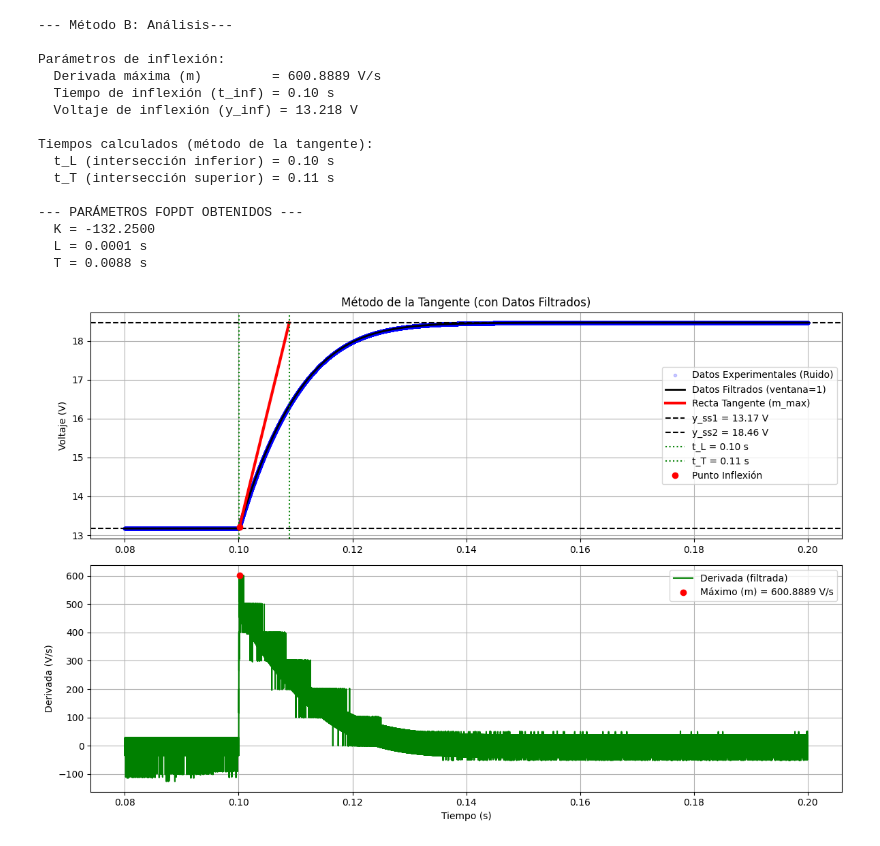
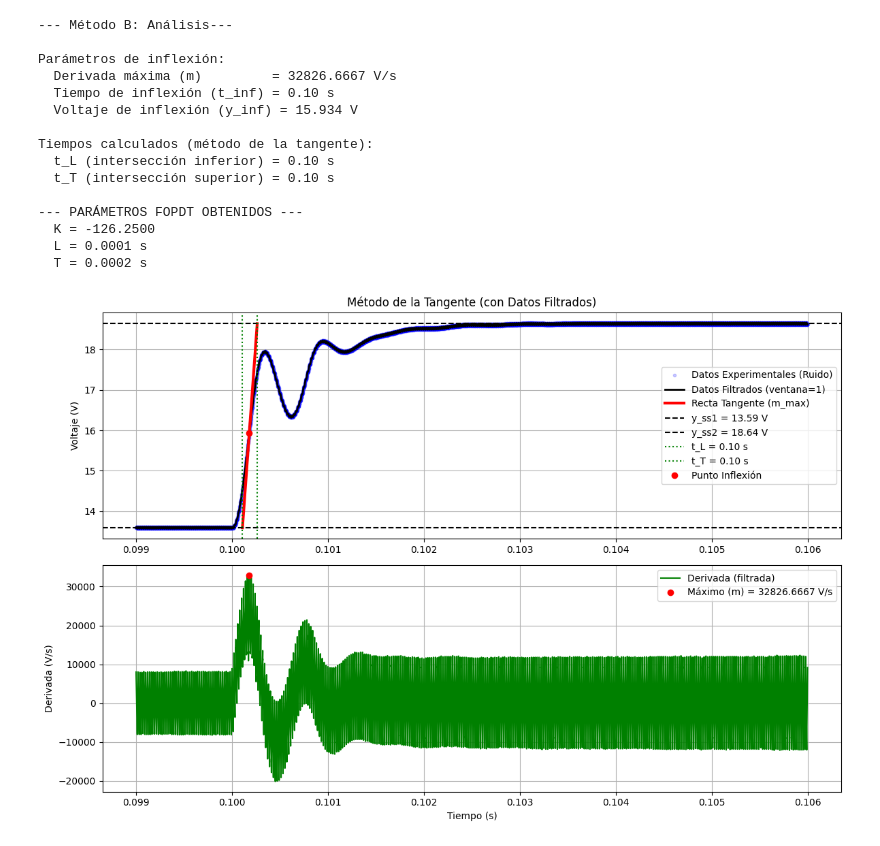
Before and after one commit to migueamv/Control-Clasico, a Jupyter notebook: Final/Modelado1.ipynb, the cells around one changed output. Drawn from its saved outputs; the diff is of its cells as text; code cells hidden in the pictures.

```diff
--- a/Final/Modelado1.ipynb
+++ b/Final/Modelado1.ipynb
@@ -7,11 +7,11 @@ import pandas as pd
 
 
 # --- Nombre del archivo (debe estar en la misma carpeta de este script) ---
-nombre_archivo = 'resultadosM.txt'
+nombre_archivo = 'resultadosMn.txt'
 
 # --- Parámetros del experimento (REEMPLAZAR CON SUS VALORES) ---
-y_ss1 = 13.17     # Voltaje de estado estacionario inicia.
-y_ss2 = 18.46     # Voltaje de estado estacionario final.
+y_ss1 = 13.59     # Voltaje de estado estacionario inicia.
+y_ss2 = 18.64     # Voltaje de estado estacionario final.
 delta_u = -0.04    # Cambio en la entrada.
 
 
@@ -129,39 +129,39 @@ try:
     # Gráfica 2: Derivada
     ax2 = plt.subplot(2, 1, 2, sharex=ax1)
     ax2.plot(t_derivada, derivada, 'g-', label='Derivada (filtrada)')
     ax2.plot(t_inflexion, m, 'ro', markersize=6, label=f'Máximo (m) = {m:.4f} V/s')
     ax2.set_xlabel('Tiempo (s)')
     ax2.set_ylabel('Derivada (V/s)')
     ax2.legend()
     ax2.grid(True)
 
     plt.tight_layout()
     plt.show()
 
 
 except FileNotFoundError:
     print(f"Error: No se encontró el archivo '{nombre_archivo}'")
     print("Por favor, asegúrese que el archivo .txt está en la misma carpeta que el script.")
 
 except Exception as e:
     print(f"Ha ocurrido un error inesperado: {e}")
 # %% [output]
 --- Método B: Análisis---
 
 Parámetros de inflexión:
-  Derivada máxima (m)         = 600.8889 V/s
+  Derivada máxima (m)         = 32826.6667 V/s
   Tiempo de inflexión (t_inf) = 0.10 s
-  Voltaje de inflexión (y_inf) = 13.218 V
+  Voltaje de inflexión (y_inf) = 15.934 V
 
 Tiempos calculados (método de la tangente):
   t_L (intersección inferior) = 0.10 s
-  t_T (intersección superior) = 0.11 s
+  t_T (intersección superior) = 0.10 s
 
 --- PARÁMETROS FOPDT OBTENIDOS ---
-  K = -132.2500
+  K = -126.2500
   L = 0.0001 s
-  T = 0.0088 s
+  T = 0.0002 s
-[figure, old version]
+[figure, new version]
 # %%
 import numpy as np
 import matplotlib.pyplot as plt
```
Also changed, not shown: parts of 6 cells of this notebook, 3 other files.
